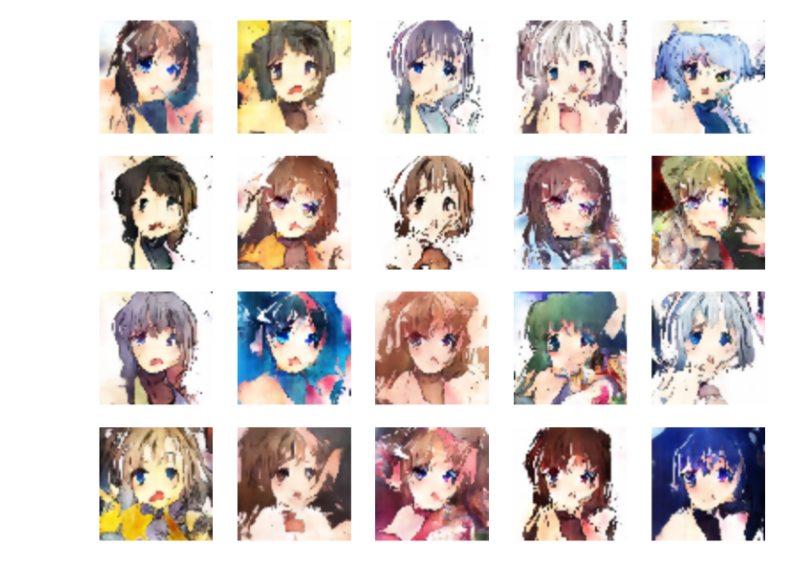
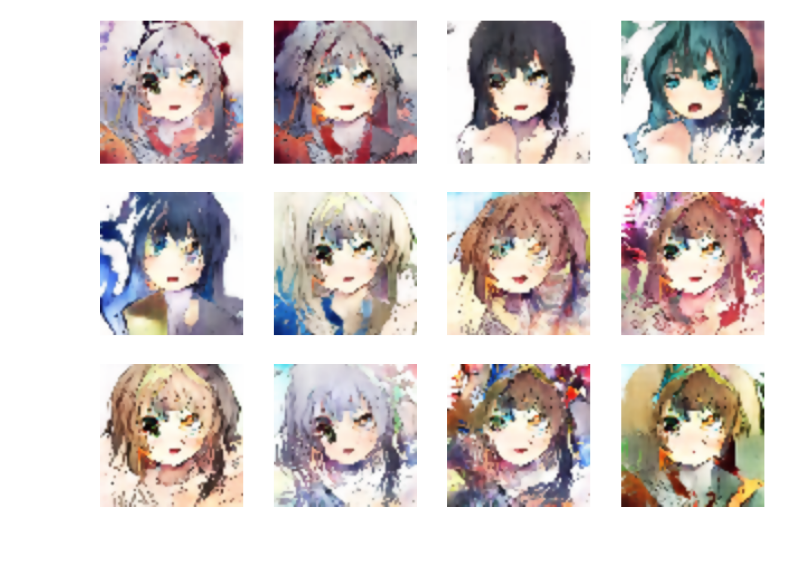
Before and after one commit to FullteaR/icon_generator, a Jupyter notebook: sample.ipynb, the cells around one changed output. Drawn from its saved outputs; the diff is of its cells as text; code cells hidden in the pictures.

```diff
--- a/sample.ipynb
+++ b/sample.ipynb
@@ -10,10 +7,11 @@ imgs = [create(generator, size=(128,128)) for i in tqdm(range(20))]
 # %%
-row=4
-col=5
+row = 3
+col = 4
 plt.figure(figsize=(col*5, row*5))
 for i in range(row * col):
     plt.subplot(row, col, i+1)
-    plt.imshow(imgs[i])
+    img = create(generator, size=(128,128))
+    plt.imshow(img)
     plt.axis("off")
 # %% [output]
-[figure, old version]
+[figure, new version]
```
Also changed, not shown: parts of 2 cells of this notebook, 2 other files.
